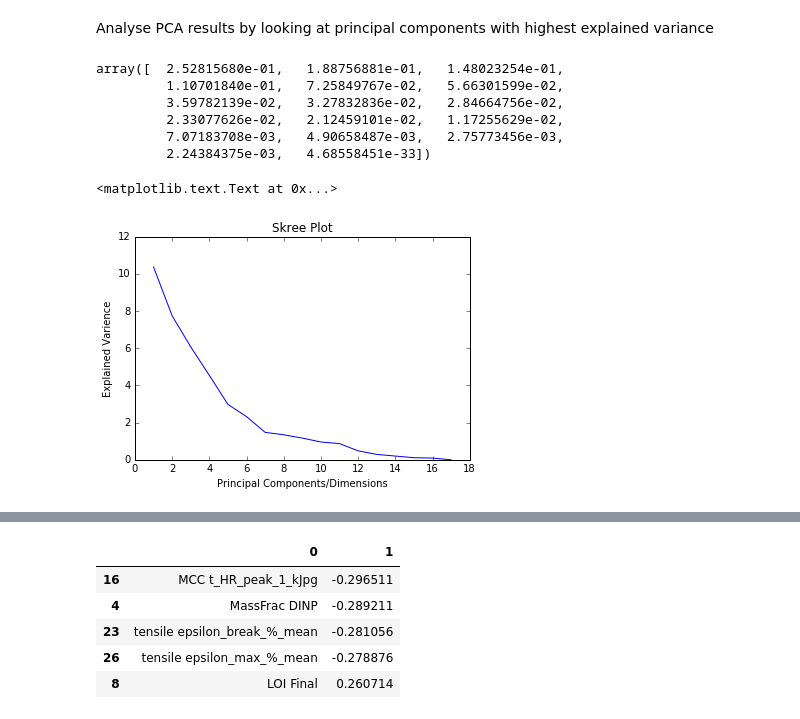
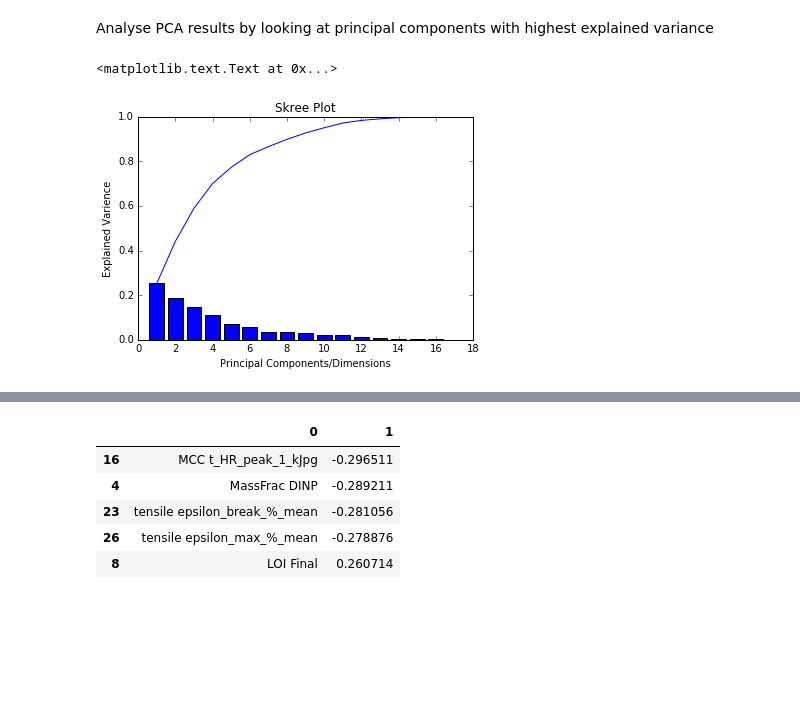
Before and after one commit to reinhardfechter/FlexPVCModel, a Jupyter notebook: Try_pca.ipynb, the cells around one changed output, grey strips where cells are left out. Saved outputs shown, nothing was run; the diff lists cells and outputs as text; code cells hidden in the pictures; blank space fills up the shorter version.

Commit message:
Added cumulative to skree plot and question about decomposition matrix, #19

```diff
--- a/Try_pca.ipynb
+++ b/Try_pca.ipynb
@@ -118,24 +119,16 @@ PCA(copy=True, n_components=41, whiten=False)
 Analyse PCA results by looking at principal components with highest explained variance
 # %%
 comp = my_pca.components_
-# %%
-my_pca.explained_variance_ratio_
-# %% [output]
-array([  2.52815680e-01,   1.88756881e-01,   1.48023254e-01,
-         1.10701840e-01,   7.25849767e-02,   5.66301599e-02,
-         3.59782139e-02,   3.27832836e-02,   2.84664756e-02,
-         2.33077626e-02,   2.12459101e-02,   1.17255629e-02,
-         7.07183708e-03,   4.90658487e-03,   2.75773456e-03,
-         2.24384375e-03,   4.68558451e-33])
 # %%
-exp_var = my_pca.explained_variance_
-plt.plot([i + 1 for i in range(len(exp_var))], exp_var)
+exp_var = my_pca.explained_variance_ratio_
+plt.bar([i + 1 for i in range(len(exp_var))], exp_var, 0.8, align='center')
+plt.plot([i + 1 for i in range(len(exp_var))], cumsum(exp_var))
 plt.title('Skree Plot')
 plt.xlabel('Principal Components/Dimensions')
 plt.ylabel('Explained Varience')
 # %% [output]
 <matplotlib.text.Text at 0x...>
-[figure, old version]
+[figure, new version]
 # %%
 descr = db_X.all()[0]['d_type_descr']
 # %%
```
Also changed, not shown: parts of 3 cells of this notebook.
